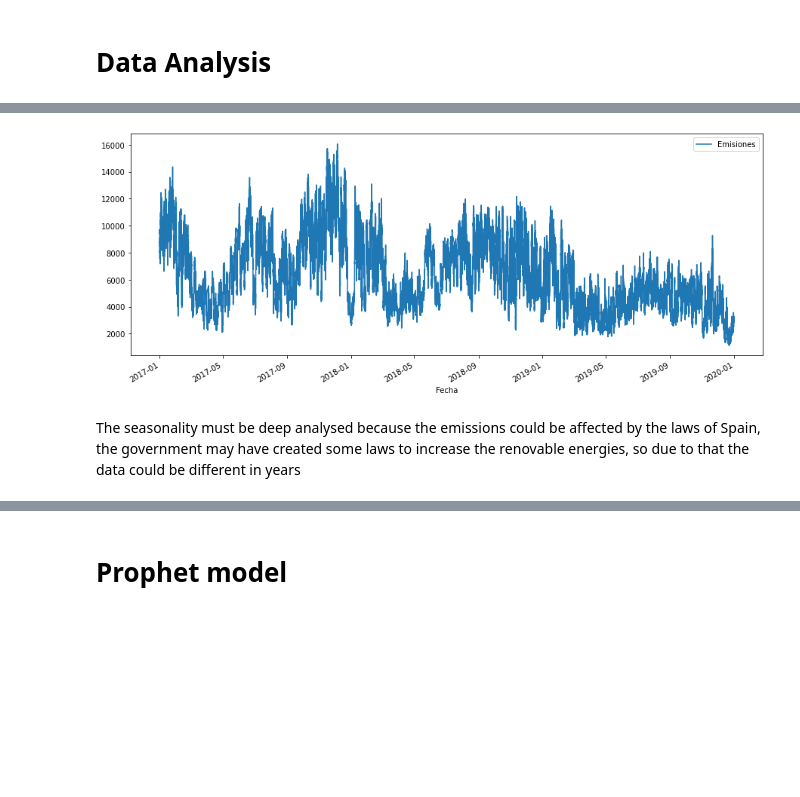
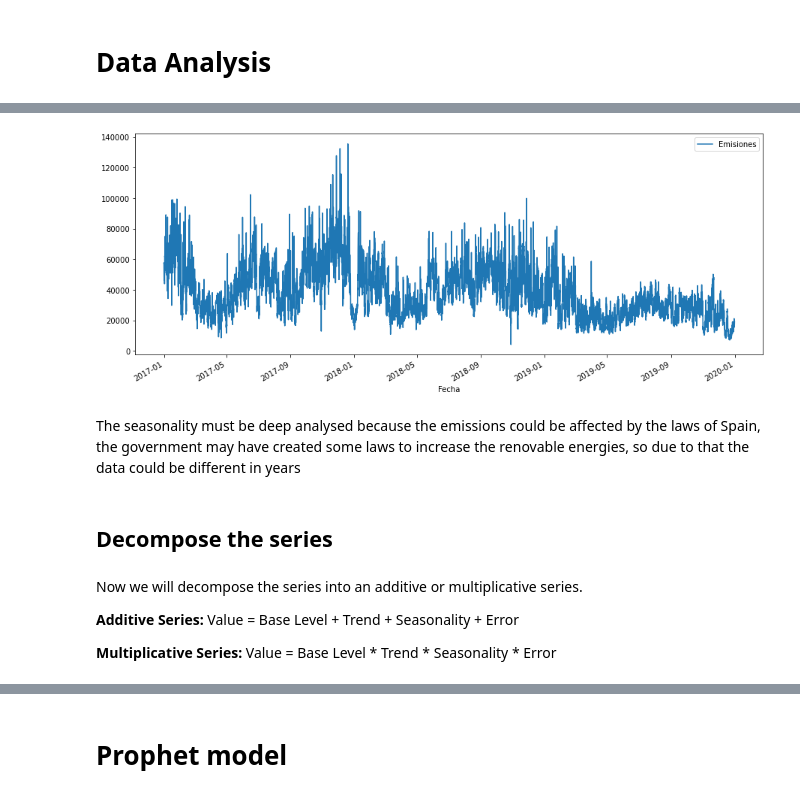
Before and after one commit to hectorLop/CO2_emissions_forecast, a Jupyter notebook: CO2_feature_engineering_and_visualization.ipynb, the cells around one changed output, grey strips where cells are left out. Drawn from its saved outputs; the diff is of its cells as text; code cells hidden in the pictures; blank space fills up the shorter version.

Commit message:
Implemented the creation of a dataset divided by hours and some sections cleaning

```diff
--- a/CO2_feature_engineering_and_visualization.ipynb
+++ b/CO2_feature_engineering_and_visualization.ipynb
@@ -97 +156,5 @@ dataset = pandas.read_csv('2017-2020_Emissions_Clean.csv')
+# %%
+# Read both csv files
+dataset_by_10_minutes = pandas.read_csv('2017-2020_Emissions_by_10_minutes_Clean.csv')
+dataset_by_hour = pandas.read_csv('2017-2020_Emissions_by_hour_Clean.csv')
 # %% [markdown]
@@ -115,0 +175,4 @@ dataset.head()
+# %%
+# This function perform the tasks above
+dataset_by_10_minutes = pre.prepare_timeseries_dataset(dataset_by_10_minutes, 0)
+dataset_by_hour = pre.prepare_timeseries_dataset(dataset_by_hour, 0)
@@ -116,8 +209,18 @@ dataset.head()
 # %%
-dataset.plot(figsize=(15, 6))
+dataset_by_hour.plot(figsize=(15, 6))
 pyplot.show()
 # %% [output]
-[figure, old version]
+[figure, new version]
 # %% [markdown]
 The seasonality must be deep analysed because the emissions could be affected by the laws of Spain, the government may have created some laws to increase
 the renovable energies, so due to that the data could be different in years
+# %% [markdown]
+## Decompose the series
+# %% [markdown]
+Now we will decompose the series into an additive or multiplicative series.
+
+**Additive Series:**
+Value = Base Level + Trend + Seasonality + Error
+
+**Multiplicative Series:**
+Value = Base Level * Trend * Seasonality * Error
```
Also changed, not shown: parts of 29 cells of this notebook.
